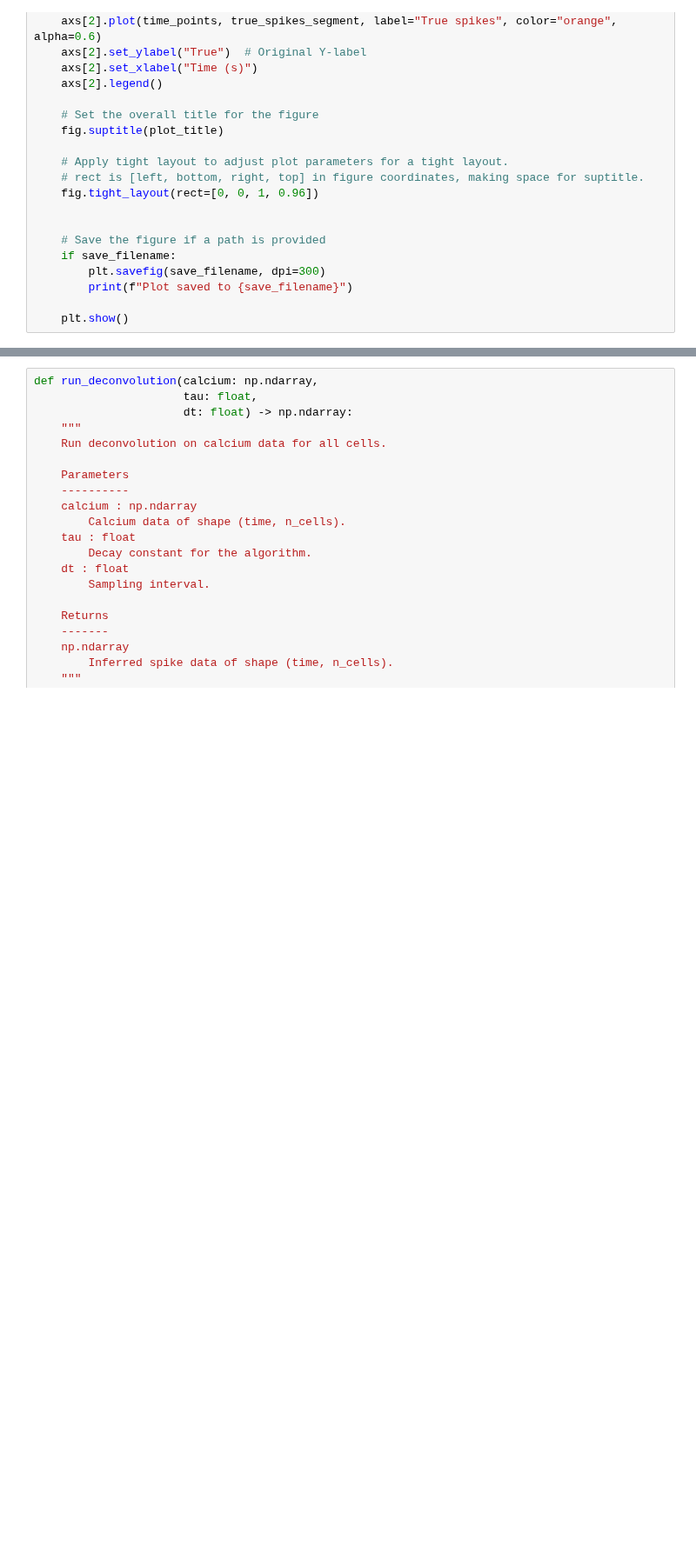
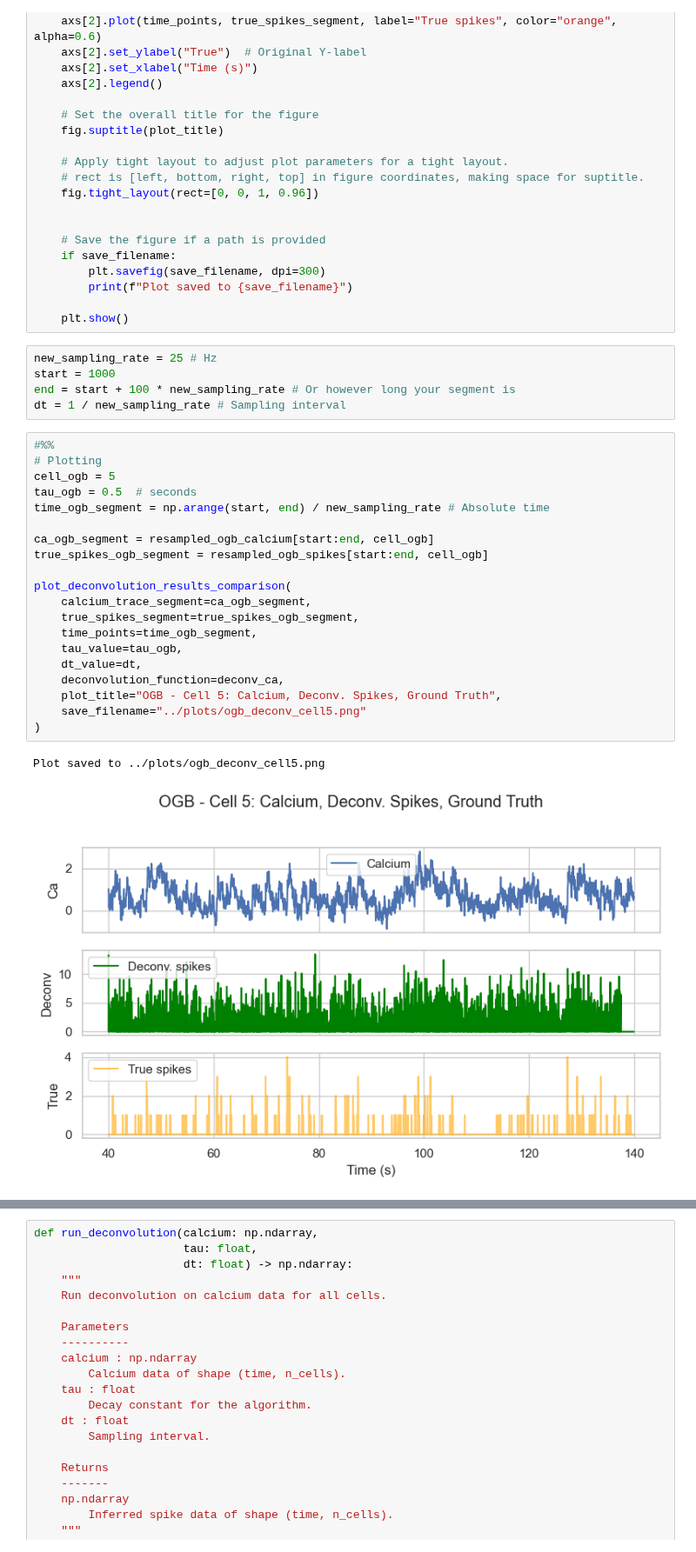
Before and after one commit to aeldably/Neural_Data_Science_Summer_2025, a Jupyter notebook: notebooks/CodingLab3.ipynb, the cells around one changed output, grey strips where cells are left out. Shown at 87% size. Drawn from its saved outputs; the diff is of its cells as text; blank space fills up the shorter version.

Commit message:
ad deconvolution plotting to notebook.

```diff
--- a/notebooks/CodingLab3.ipynb
+++ b/notebooks/CodingLab3.ipynb
@@ -678,6 +678,34 @@ def plot_deconvolution_results_comparison(
         print(f"Plot saved to {save_filename}")
 
     plt.show()
+# %%
+new_sampling_rate = 25 # Hz
+start = 1000
+end = start + 100 * new_sampling_rate # Or however long your segment is
+dt = 1 / new_sampling_rate # Sampling interval
+# %%
+#%%
+# Plotting
+cell_ogb = 5
+tau_ogb = 0.5  # seconds
+time_ogb_segment = np.arange(start, end) / new_sampling_rate # Absolute time
+
+ca_ogb_segment = resampled_ogb_calcium[start:end, cell_ogb]
+true_spikes_ogb_segment = resampled_ogb_spikes[start:end, cell_ogb]
+
+plot_deconvolution_results_comparison(
+    calcium_trace_segment=ca_ogb_segment,
+    true_spikes_segment=true_spikes_ogb_segment,
+    time_points=time_ogb_segment,
+    tau_value=tau_ogb,
+    dt_value=dt,
+    deconvolution_function=deconv_ca,
+    plot_title="OGB - Cell 5: Calcium, Deconv. Spikes, Ground Truth",
+    save_filename="../plots/ogb_deconv_cell5.png"
+)
+# %% [output]
+Plot saved to ../plots/ogb_deconv_cell5.png
+[figure, added]
 # %%
 # --- Assumed variables from your notebook's context for GCaMP Cell 6 ---
 cell_gcamp_id = 6 # Or some identifier for the cell
```
Also changed, not shown: parts of 2 cells of this notebook, 2 other files.
